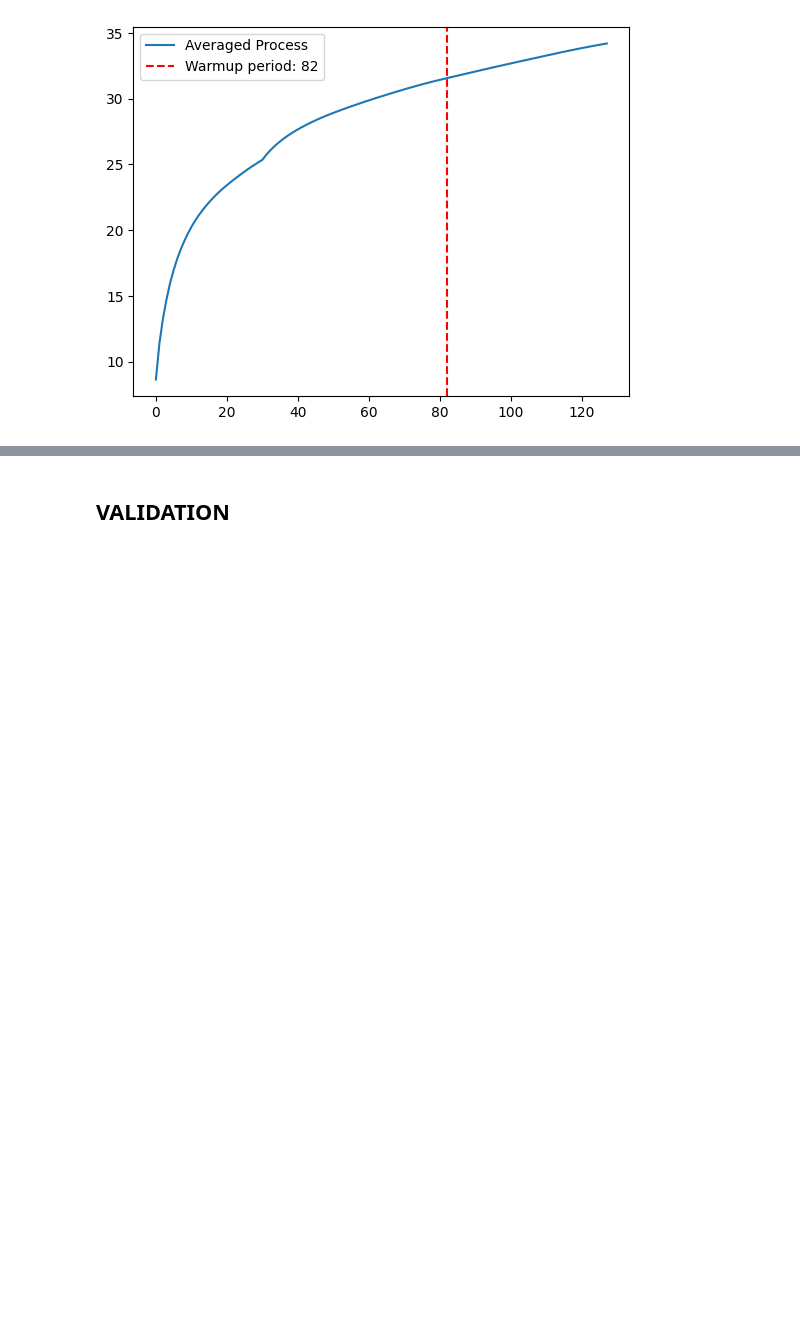
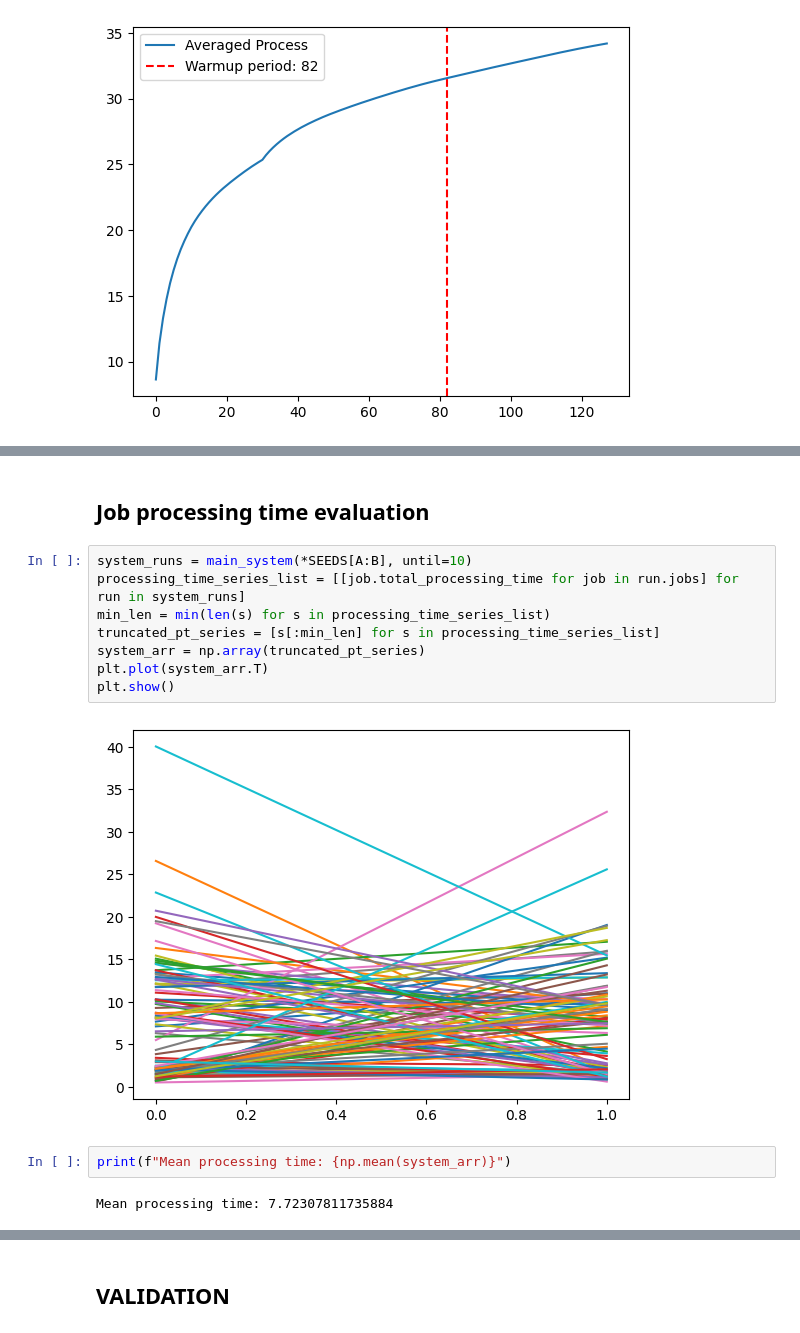
Before and after one commit to alessiacorni/Production_System, a Jupyter notebook: push_system/production_system.ipynb, the cells around one changed output, grey strips where cells are left out. Saved outputs shown, nothing was run; the diff lists cells and outputs as text; blank space fills up the shorter version.

```diff
--- a/push_system/production_system.ipynb
+++ b/push_system/production_system.ipynb
@@ -565,0 +634,16 @@ AVG_JOBS_IN_SYSTEM = wip_sample_mean
+# %% [markdown]
+## Job processing time evaluation
+# %%
+system_runs = main_system(*SEEDS[A:B], until=10)
+processing_time_series_list = [[job.total_processing_time for job in run.jobs] for run in system_runs]
+min_len = min(len(s) for s in processing_time_series_list)
+truncated_pt_series = [s[:min_len] for s in processing_time_series_list]
+system_arr = np.array(truncated_pt_series)
+plt.plot(system_arr.T)
+plt.show()
+# %% [output]
+[figure, added]
+# %%
+print(f"Mean processing time: {np.mean(system_arr)}")
+# %% [output]
+Mean processing time: 7.72307811735884
```
Also changed, not shown: parts of 33 cells of this notebook, 3 other files.
